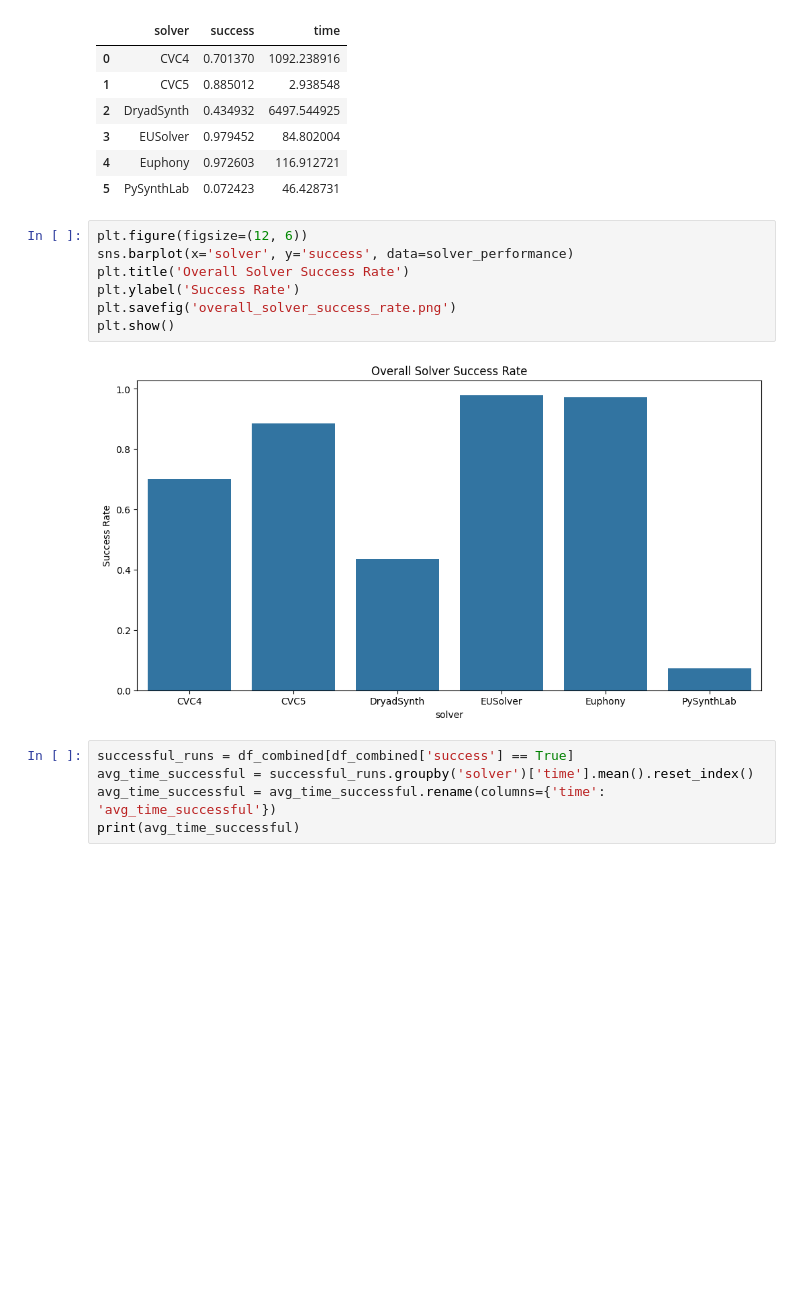
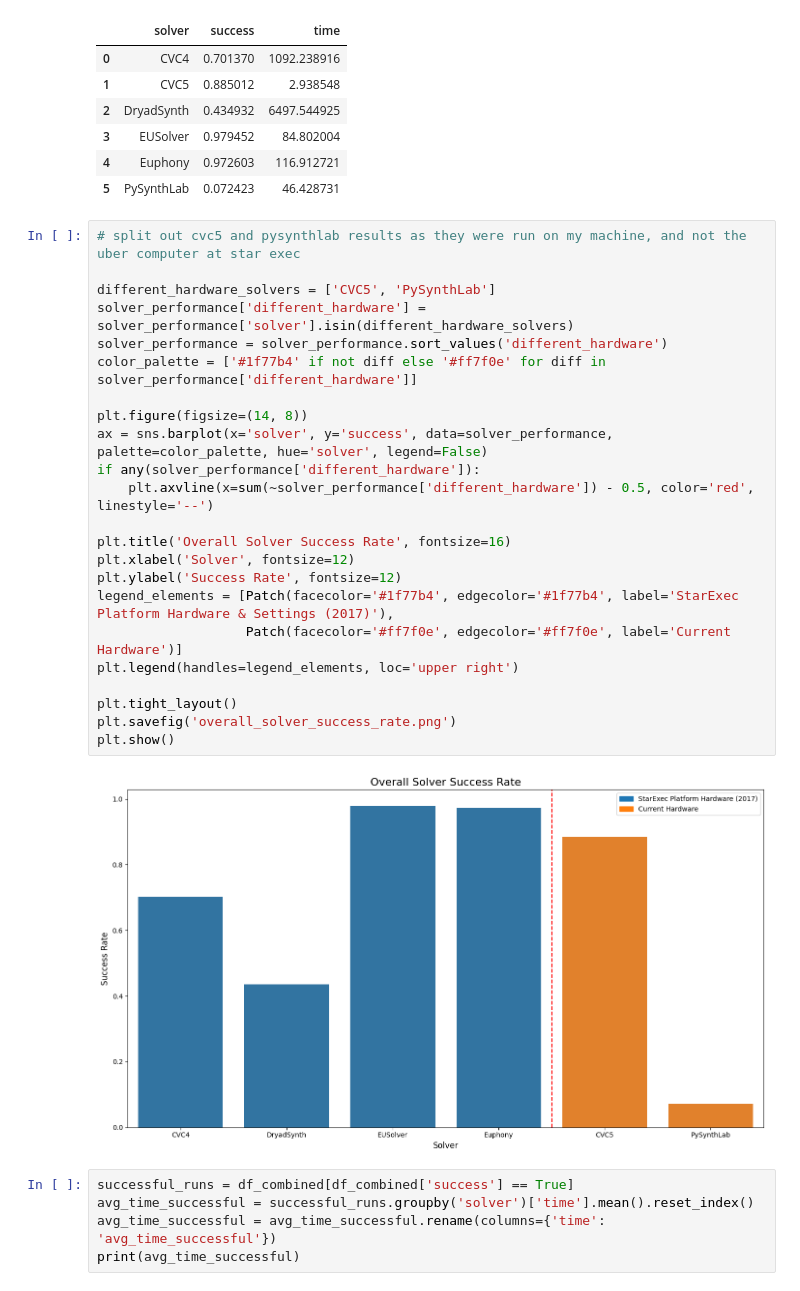
Before and after one commit to gschandan/PySynthLab, a Jupyter notebook: src/evaluation/comparison_other_solvers.ipynb, the cells around one changed output. Drawn from its saved outputs; the diff is of its cells as text; blank space fills up the shorter version.

Commit message:
analysing the older results

```diff
--- a/src/evaluation/comparison_other_solvers.ipynb
+++ b/src/evaluation/comparison_other_solvers.ipynb
@@ -127,14 +128,30 @@ solver_performance
 | 4 | Euphony | 0.972603 | 116.912721 |
 | 5 | PySynthLab | 0.072423 | 46.428731 |
 # %%
-plt.figure(figsize=(12, 6))
-sns.barplot(x='solver', y='success', data=solver_performance)
-plt.title('Overall Solver Success Rate')
-plt.ylabel('Success Rate')
+# split out cvc5 and pysynthlab results as they were run on my machine, and not the uber computer at star exec
+
+different_hardware_solvers = ['CVC5', 'PySynthLab']
+solver_performance['different_hardware'] = solver_performance['solver'].isin(different_hardware_solvers)
+solver_performance = solver_performance.sort_values('different_hardware')
+color_palette = ['#1f77b4' if not diff else '#ff7f0e' for diff in solver_performance['different_hardware']]
+
+plt.figure(figsize=(14, 8))
+ax = sns.barplot(x='solver', y='success', data=solver_performance, palette=color_palette, hue='solver', legend=False)
+if any(solver_performance['different_hardware']):
+    plt.axvline(x=sum(~solver_performance['different_hardware']) - 0.5, color='red', linestyle='--')
+
+plt.title('Overall Solver Success Rate', fontsize=16)
+plt.xlabel('Solver', fontsize=12)
+plt.ylabel('Success Rate', fontsize=12)
+legend_elements = [Patch(facecolor='#1f77b4', edgecolor='#1f77b4', label='StarExec Platform Hardware & Settings (2017)'),
+                   Patch(facecolor='#ff7f0e', edgecolor='#ff7f0e', label='Current Hardware')]
+plt.legend(handles=legend_elements, loc='upper right')
+
+plt.tight_layout()
 plt.savefig('overall_solver_success_rate.png')
 plt.show()
 # %% [output]
-[figure, old version]
+[figure, new version]
 # %%
 successful_runs = df_combined[df_combined['success'] == True]
 avg_time_successful = successful_runs.groupby('solver')['time'].mean().reset_index()
```
Also changed, not shown: parts of 1 cell of this notebook, 1 other file.
